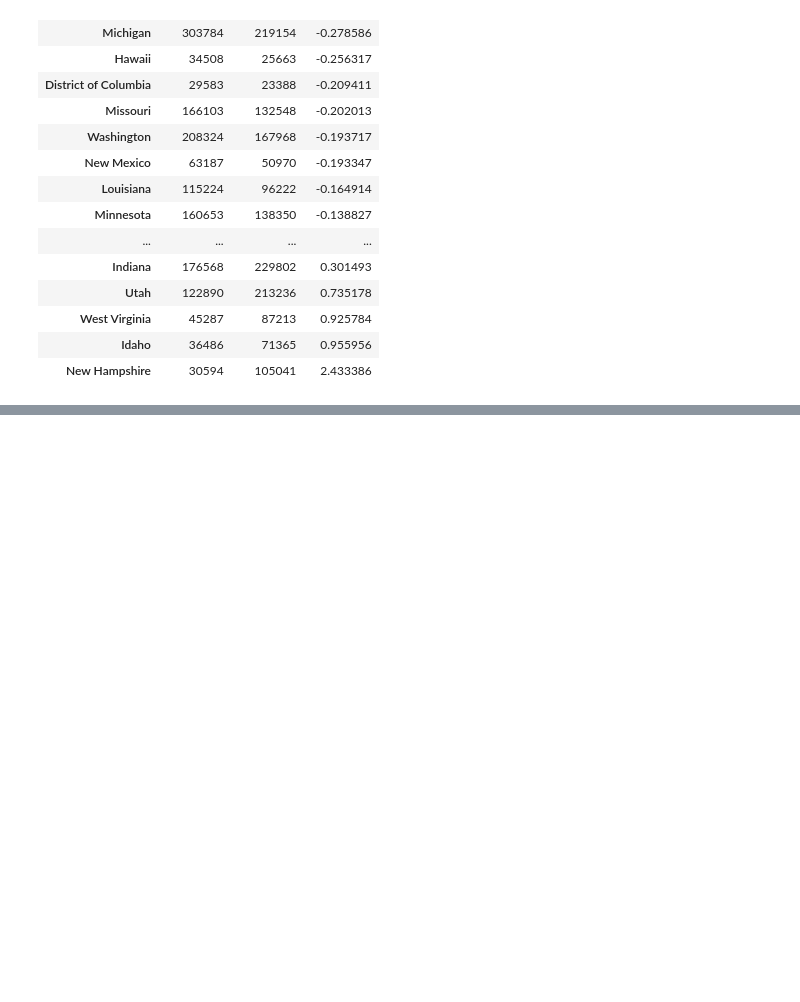
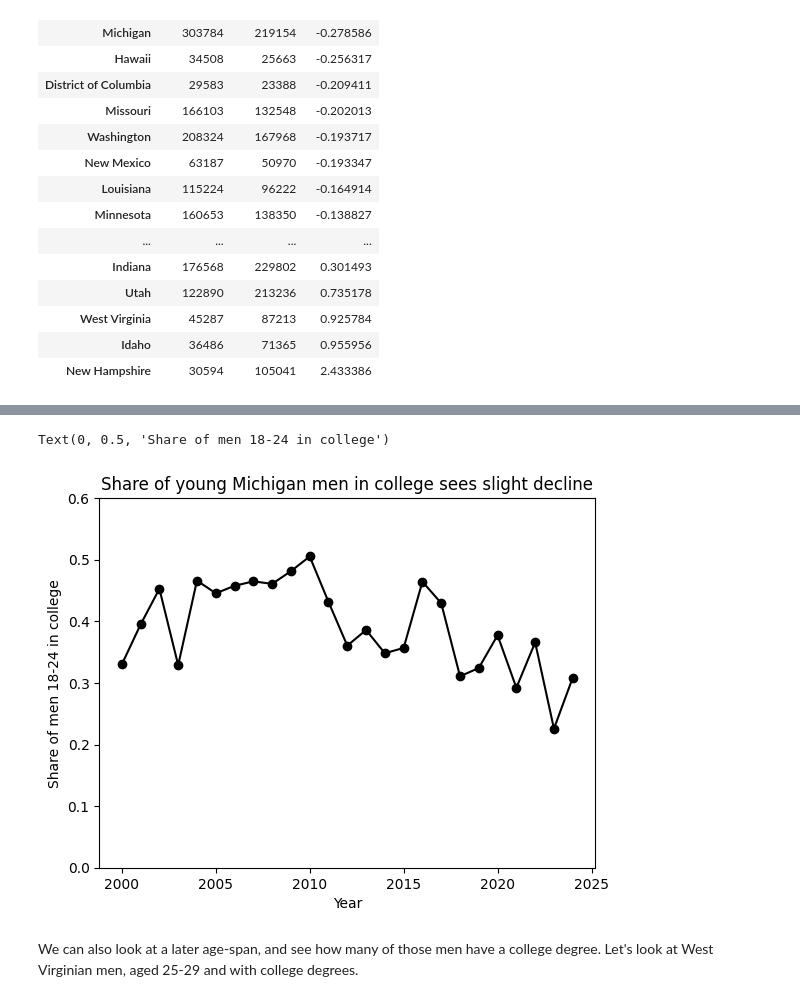
Before and after one commit to rhawrami-aibm/bloomberg_question, a Jupyter notebook: mens_ed.ipynb, the cells around one changed output, grey strips where cells are left out. Drawn from its saved outputs; the diff is of its cells as text; code cells hidden in the pictures; blank space fills up the shorter version.

```diff
--- a/mens_ed.ipynb
+++ b/mens_ed.ipynb
@@ -117,0 +181,12 @@ What if we wanted to look at the share of men enrolled in college over time? For
+# %%
+#Plot
+plt.plot(cps_michigan.YEAR, cps_michigan.share, color = "black", marker = "o")
+plt.ylim(0, .6)
+plt.title("Share of young Michigan men in college sees slight decline")
+plt.xlabel("Year")
+plt.ylabel("Share of men 18-24 in college")
+# %% [output]
+Text(0, 0.5, 'Share of men 18-24 in college')
+[figure, added]
+# %% [markdown]
+We can also look at a later age-span, and see how many of those men have a college degree. Let's look at West Virginian men, aged 25-29 and with college degrees.
```
Also changed, not shown: parts of 10 cells of this notebook.
